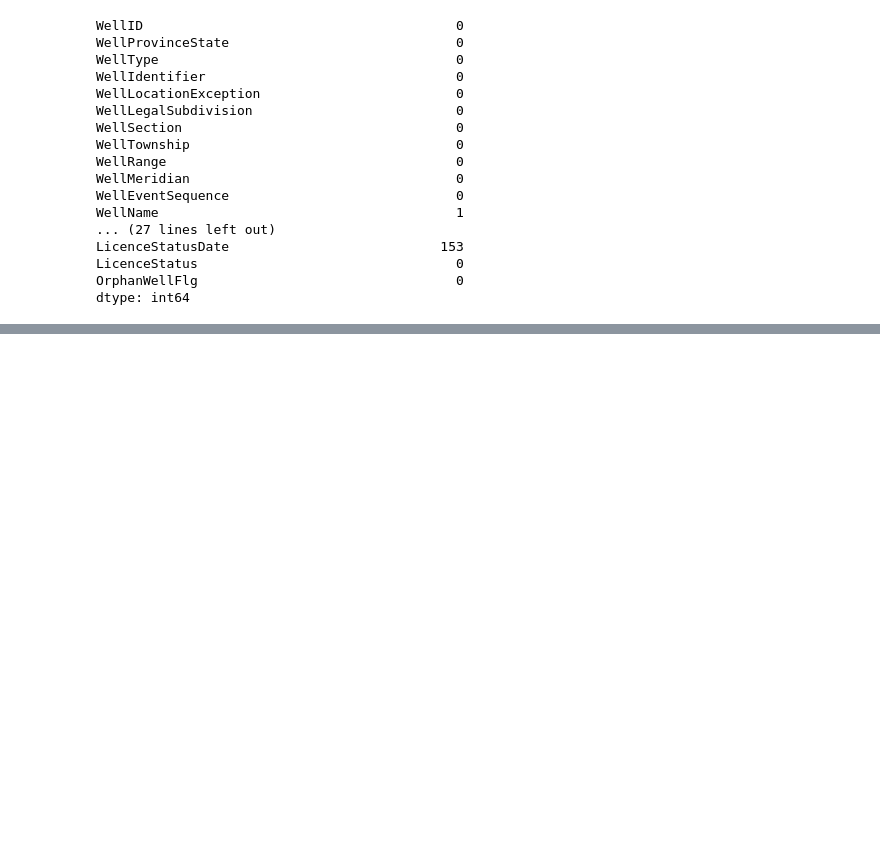
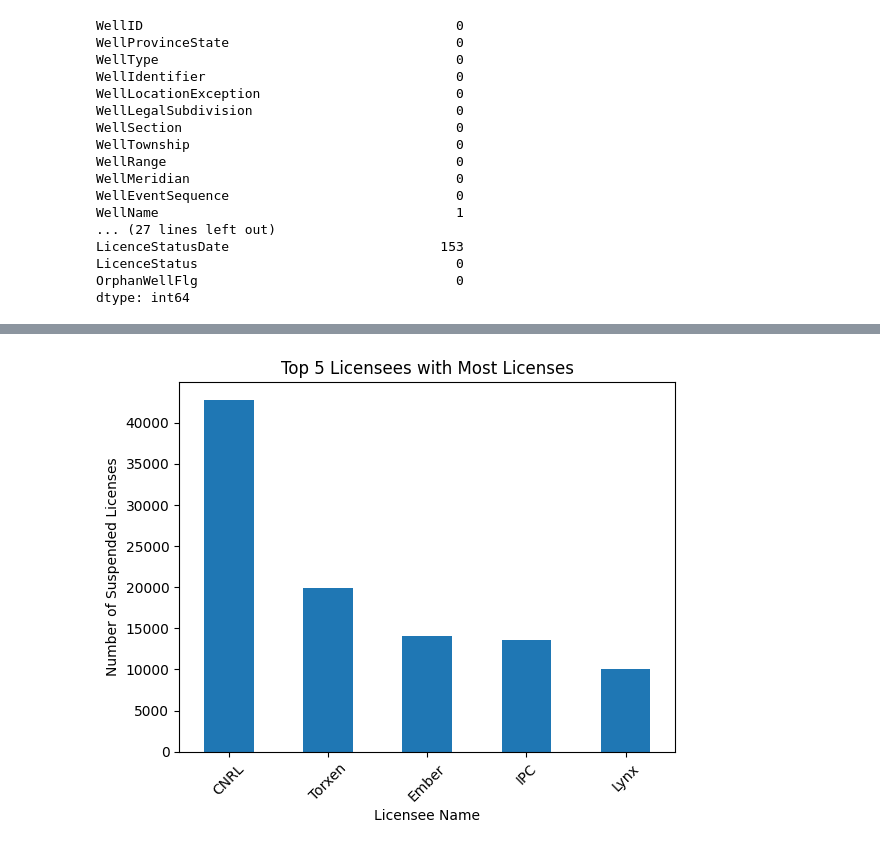
Before and after one commit to itadityaa/data-science, a Jupyter notebook: DA/oil_data_exploration/trials.ipynb, the cells around one changed output, grey strips where cells are left out. Cells and saved outputs as stored; diff of their text form; code cells hidden in the pictures; blank space fills up the shorter version.

```diff
--- a/DA/oil_data_exploration/trials.ipynb
+++ b/DA/oil_data_exploration/trials.ipynb
@@ -167,0 +217,7 @@ well_infrastructure = well_infrastructure.dropna(axis=1, thresh=threshold)
+# %%
+active_licenses = well_infrastructure[well_infrastructure['LicenceStatus'] == 'ISSUED']
+
+top_companies = active_licenses['LicenseeName'].value_counts().head(5)
+
+print("Top 5 Licensees with the Most Active Licenses:")
+print(top_companies)
@@ -167,0 +233,11 @@ well_infrastructure = well_infrastructure.dropna(axis=1, thresh=threshold)
+# %%
+custom_labels = ["CNRL", "Torxen", "Ember", "IPC", "Lynx"]
+
+top_companies.plot(kind='bar')
+plt.title("Top 5 Licensees with Most Licenses")
+plt.xlabel("Licensee Name")
+plt.ylabel("Number of Suspended Licenses")
+plt.xticks(rotation=45, ticks=range(len(custom_labels)), labels=custom_labels)
+plt.show()
+# %% [output]
+[figure, added]
```
Also changed, not shown: parts of 10 cells of this notebook.
